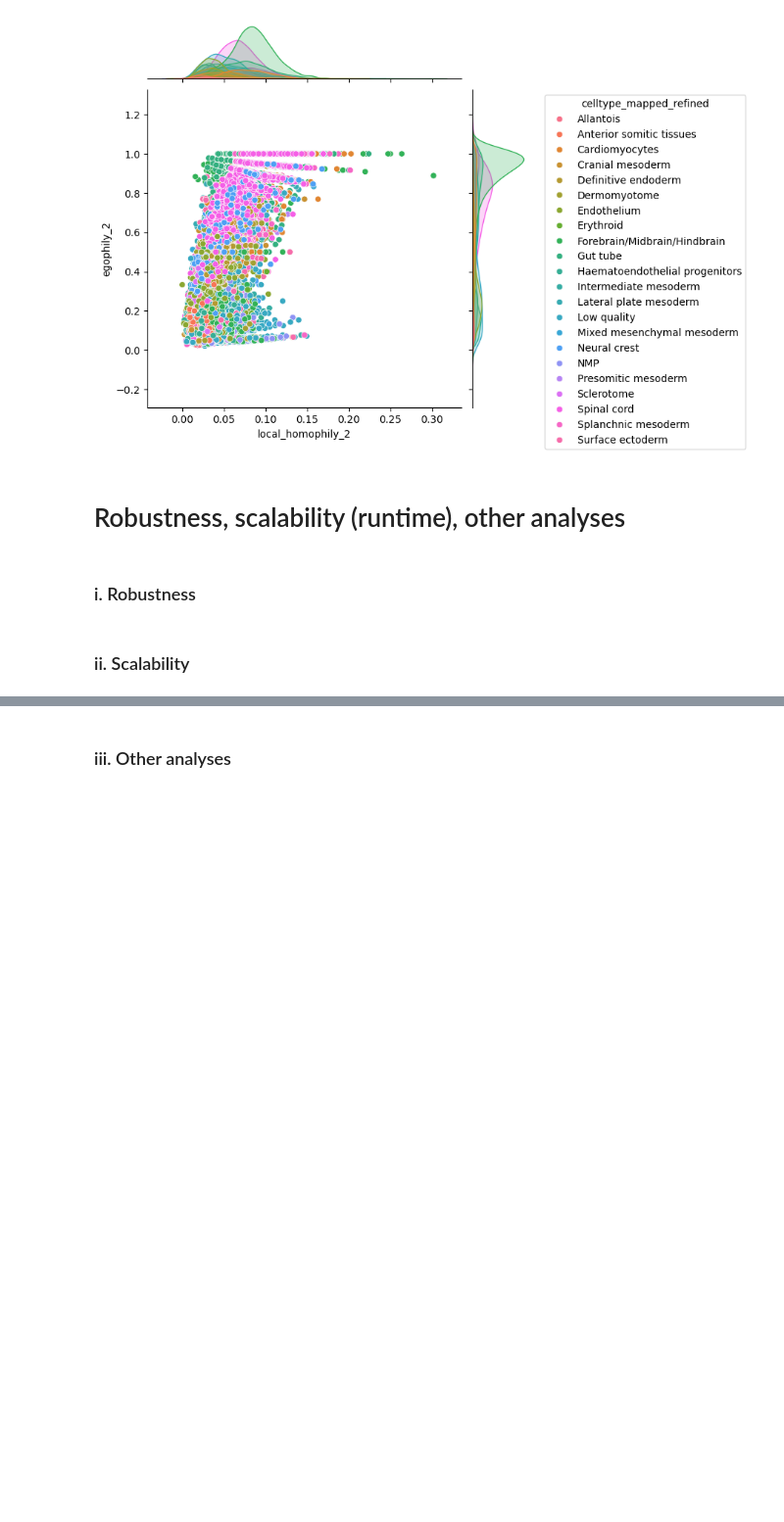
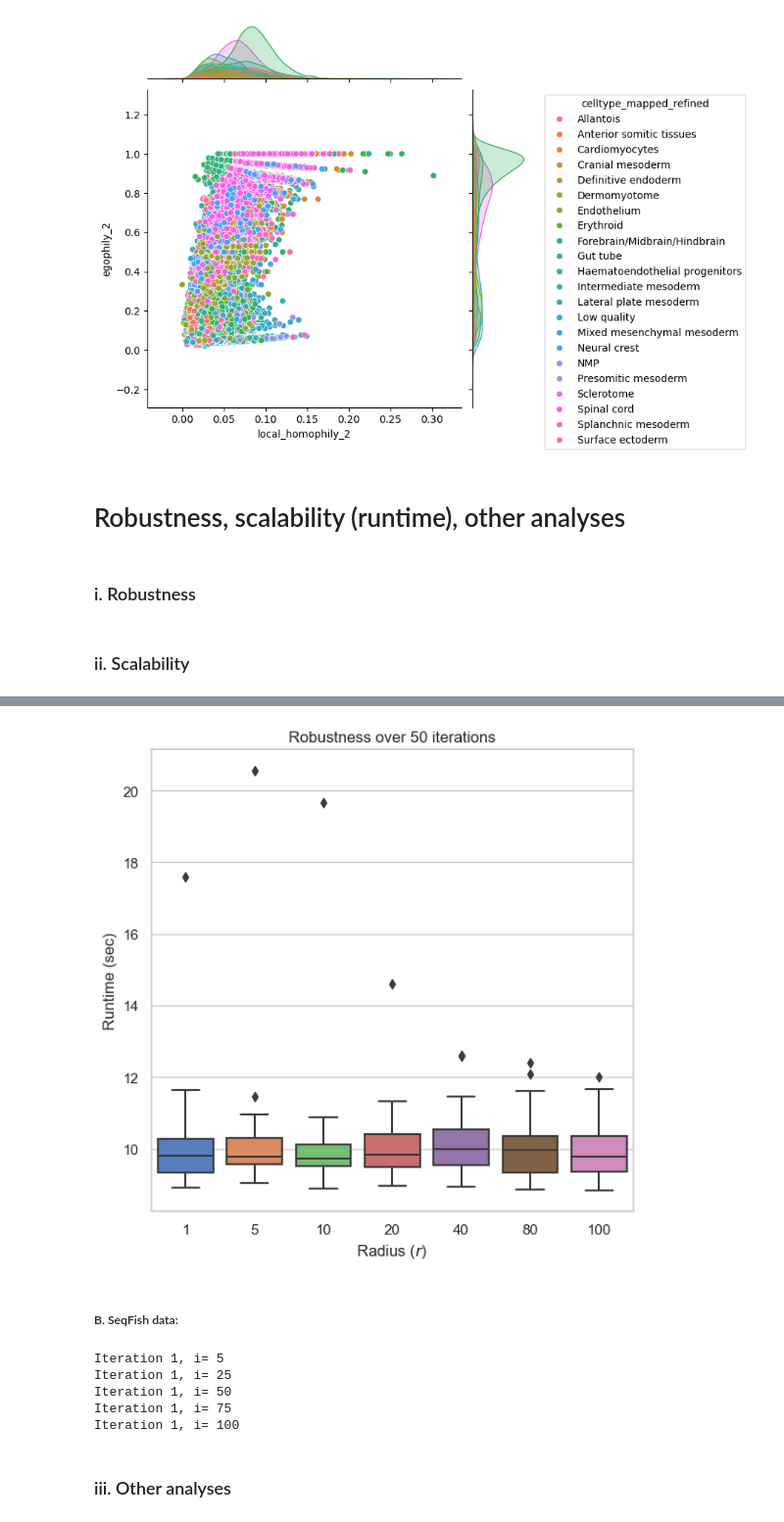
Before and after one commit to bionetslab/SHouT, a Jupyter notebook: tutorial.ipynb, the cells around one changed output, grey strips where cells are left out. Shown at 98% size. Drawn from its saved outputs; the diff is of its cells as text; code cells hidden in the pictures; blank space fills up the shorter version.

Commit message:
Robustness

```diff
--- a/tutorial.ipynb
+++ b/tutorial.ipynb
@@ -82,0 +75,20 @@ TypeError: 'int' object is not iterable
+# %%
+# --- Imports: ---
+import time
+# ---- Code: ----
+runtimes={}
+n=[1, 5, 10, 20, 40, 80, 100]
+
+for _count_ in range (50):
+    count=0
+    for i in n:
+        print('Iteration '+str(_count_+1)+', i= '+str(i))
+        # ---
+        start = time.time()
+        scores_mibitof = shout.all_scores(mibitof, cluster_key='Cluster', radius=2)
+        end = time.time()
+        try:
+            runtimes[i].append(end-start)
+        except:
+            runtimes[i]=[]
+            runtimes[i].append(end-start)
@@ -82,0 +113,4 @@ TypeError: 'int' object is not iterable
+# %%
+runtimes_df=pd.DataFrame.from_dict(runtimes)
+print(list(runtime_df.columns))
+print(runtime_df.head())
@@ -83,2 +125,46 @@ TypeError: 'int' object is not iterable
+# %%
+sns.set_theme(style="whitegrid", palette="muted")
+fig, axes = plt.subplots(figsize=(6, 6), facecolor='w', edgecolor='k')
+fig.subplots_adjust(hspace = .5, wspace=.001)
+df_melted=pd.melt(runtimes_df)
+ax=sns.boxplot(x = 'variable', y = 'value', data = df_melted, ax=axes, orient='v')
+title=f'Robustness over 50 iterations'
+xlabel="Radius ($r$)"
+ylabel="Runtime (sec)"
+axes.set_title(title)
+axes.set_xlabel(xlabel)
+axes.set_ylabel(ylabel)
+fig.tight_layout()
+plt.savefig(f'Boxplot_Robustness_MIBITOF.pdf', format='pdf', bbox_inches='tight')
+plt.show()
+plt.close()
+# %% [output]
+[figure, added]
+# %% [markdown]
+##### B. SeqFish data:
+# %%
+runtimes={}
+# n=[1, 5, 10, 20, 40, 80, 100]
+n=[5, 25, 50, 75, 100]
+
+for _count_ in range (1):
+    count=0
+    for i in n:
+        print('Iteration '+str(_count_+1)+', i= '+str(i))
+        # ---
+        start = time.time()
+        scores_seqfish = shout.all_scores(seqfish, cluster_key='celltype_mapped_refined', radius=2)
+        end = time.time()
+        try:
+            runtimes[i].append(end-start)
+        except:
+            runtimes[i]=[]
+            runtimes[i].append(end-start)
+# %% [output]
+Iteration 1, i= 5
+Iteration 1, i= 25
+Iteration 1, i= 50
+Iteration 1, i= 75
+Iteration 1, i= 100
 # %% [markdown]
 ### iii. Other analyses
```
Also changed, not shown: parts of 6 cells of this notebook, 4 other files.
